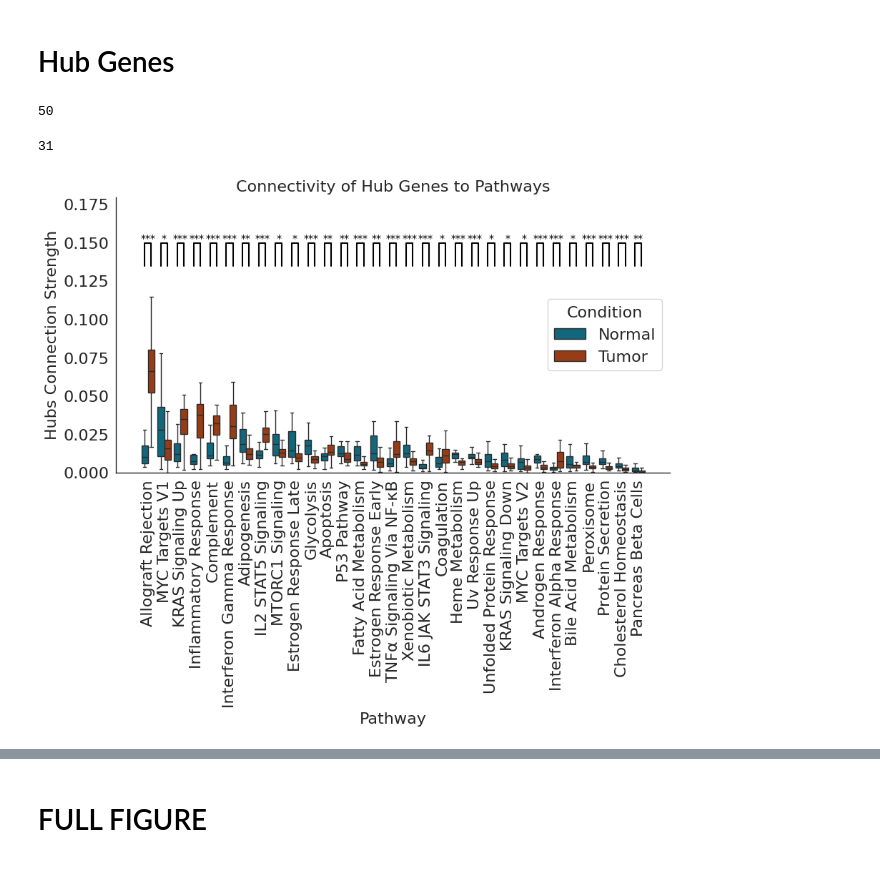
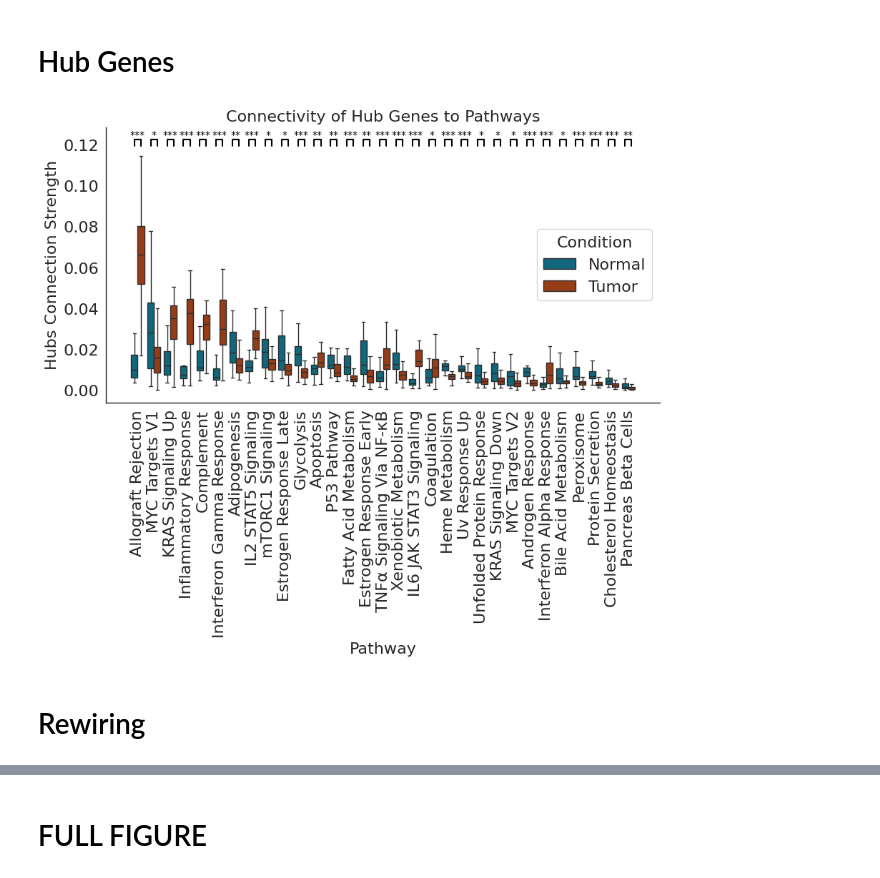
Before and after one commit to lorenzoamir/cci_circuits_paper_2025, a Jupyter notebook: code/notebooks/3_hubs.ipynb, the cells around one changed output, grey strips where cells are left out. Saved outputs shown, nothing was run; the diff lists cells and outputs as text; code cells hidden in the pictures.

```diff
--- a/code/notebooks/3_hubs.ipynb
+++ b/code/notebooks/3_hubs.ipynb
@@ -103,7 +103,7 @@ import numpy as np
 import os
 from scipy.stats import mannwhitneyu, false_discovery_control
 # %%
-df = pd.read_csv('/home/lnemati/pathway_crosstalk/results/hubs/n_tissues_top_node_metrics.csv', index_col=0)
+hubdf = pd.read_csv('/home/lnemati/pathway_crosstalk/results/hubs/n_tissues_top_node_metrics.csv', index_col=0)
 
 #top_ccc = df[df['interactor'].astype(bool)][['f_degree_tumor', 'f_degree_normal']]
 #top_ccc['sum'] = top_ccc['f_degree_tumor'] + top_ccc['f_degree_normal']
@@ -243,4 +243,4 @@ filename = 'hubs_connectivities_hallmarks.csv'
 search_path = '/projects/bioinformatics/DB/Xena/TCGA_GTEX/by_tissue_primary_vs_normal'
 matches = find_files(filename, search_path)
 # %%
-connect, pvals = hub_connectivities(root_only=False)
+connect, connect_pvals = hub_connectivities(root_only=False)
@@ -407,10 +402,10 @@ def plot_pathway_connectivity_reduced(df, pvals, top_N=None, significance=None,
         order = order[:top_N]
         df = df[df['Pathway'].isin(order)]
 
-    def shorten_label(label, max_length=30):
+    def shorten_label(label, max_length=60):
         return '\n'.join(textwrap.wrap(label, max_length)) if len(label) > max_length else label
 
-    shortened_labels = [shorten_label(pathway, max_length=40) for pathway in order]
+    shortened_labels = [shorten_label(pathway, max_length=60) for pathway in order]
 
     palette = {'normal': ncolor, 'tumor': tcolor}  # Ensure ncolor and tcolor are defined
 
@@ -435,8 +430,8 @@ def plot_pathway_connectivity_reduced(df, pvals, top_N=None, significance=None,
 
     # Use a fixed y position above the highest data point
     global_y_max = df['connection_strength'].max()
-    bar_y = global_y_max + 0.02  # fixed base height
-    bar_h = 0.015                # height of the significance bar
+    bar_y = global_y_max + 0.005  # fixed base height
+    bar_h = 0.003                # height of the significance bar
 
     for i, pathway in enumerate(order):
         pval = pvals[pathway]
@@ -455,7 +450,7 @@ def plot_pathway_connectivity_reduced(df, pvals, top_N=None, significance=None,
         if stars != 'ns' and (significance is None or pval < significance):
             add_significance_bar(x1, x2, bar_y, bar_h, stars, ax)
 
-    plt.ylim(0, bar_y + bar_h + 0.03)  # Ensure bars are visible
+    #plt.ylim(0, bar_y + bar_h + 0.03)  # Ensure bars are visible
 
     ax.spines[['right', 'top']].set_visible(False)
     ax.tick_params(labelsize=fs)
@@ -466,44 +461,41 @@ def plot_pathway_connectivity_reduced(df, pvals, top_N=None, significance=None,
 
     #plt.savefig('/home/lnemati/pathway_crosstalk/results/figures/hubs/pathways_significant_only.pdf', dpi=300, bbox_inches='tight')
     #plt.savefig('/home/lnemati/pathway_crosstalk/results/figures/hubs/pathways_significant_only.png', dpi=300, bbox_inches='tight')
-# %%
-len(pvals)
-# %% [output]
-50
-# %%
-len(pvals[pvals < 0.05])
-# %% [output]
-31
 # %%
 fig, ax = plt.subplots(1,1, figsize=(10, 5))
-plot_pathway_connectivity_reduced(connect, pvals, top_N=100, significance=0.05, ax=ax) # there are 50 hallmarks, 31 have significant differences
+plot_pathway_connectivity_reduced(connect, connect_pvals, top_N=1000, significance=0.05, ax=ax) # there are 50 hallmarks, 31 have significant differences
 
 labels = [tick.get_text() for tick in ax.get_xticklabels()]
 labels = [label.replace('HALLMARK_', '').replace('_', ' ').title() for label in labels]
 
 # Mapping for special gene/acronym capitalization
+
 replace = {
     'Myc': 'MYC',
     'Kras': 'KRAS',
     'Il2': 'IL2',
     'Stat5': 'STAT5',
     'Il6': 'IL6',
     'Jak': 'JAK',
     'Stat3': 'STAT3',
-    'P53': 'P53',   # already uppercase but just in case
+    'P53': 'P53',
     'Tnfa': 'TNFα',
     'Nfkb': 'NF-κB',
-    'Mtorc1': 'MTORC1',
-    ' Dn': ' Down'
+    'Mtorc1': 'mTORC1',
+    'Mtorc': 'mTORC',
+    'Mtor': 'mTOR',
+    ' Dn': ' Down',
+    'Pi3K': 'PI3K',
+    ' Akt': ' AKT'
 }
 
 for str1, str2 in replace.items():
     labels = [label.replace(str1, str2) for label in labels]
 
 ax.set_xticklabels(labels)
 plt.show()
 # %% [output]
-[figure, old version]
+[figure, new version]
 # %%
 import matplotlib.pyplot as plt
 import pandas as pd
@@ -567,3 +559,5 @@ all_hub_x = all_hub_df.index
 
 tmax_str = '  SASH3\nNCKAP1L'
 nmax_str = 'RPL27A\n RPL19'
+# %% [markdown]
+# Rewiring
```
Also changed, not shown: parts of 17 cells of this notebook, 7 other files.
